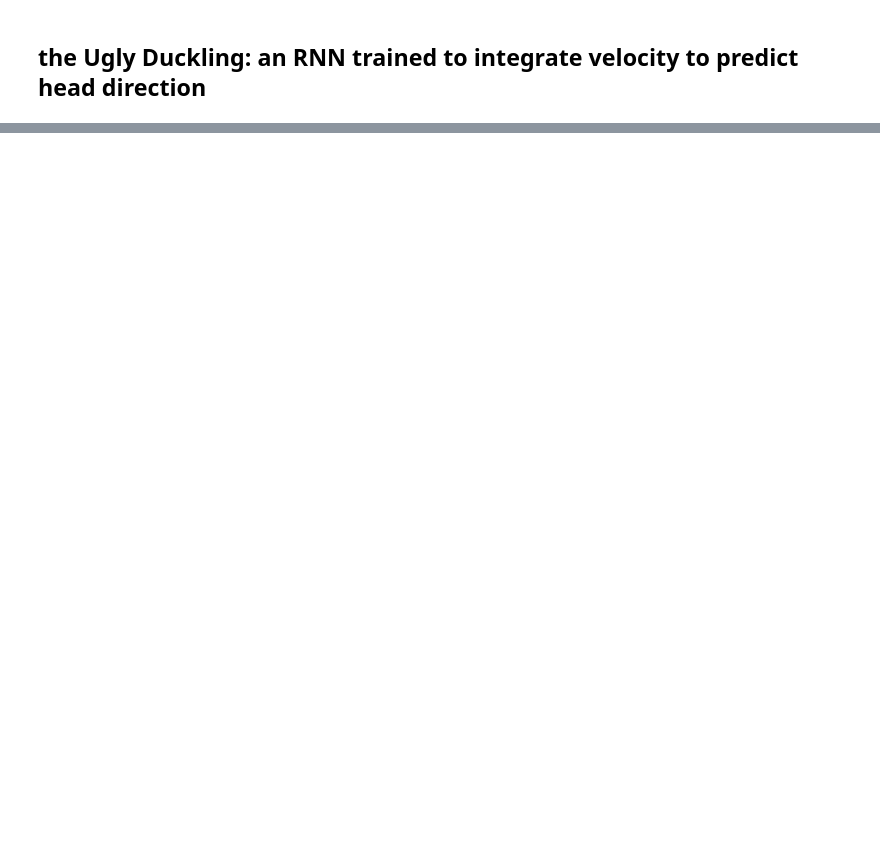
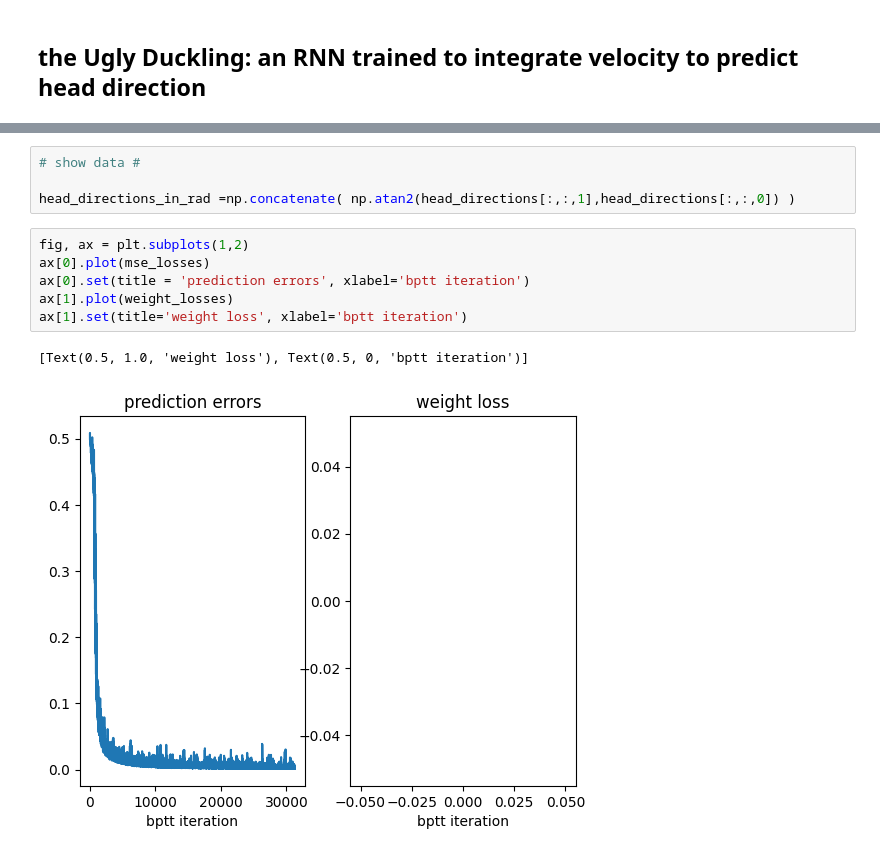
Before and after one commit to charlesdgburns/degist, a Jupyter notebook: Ring_attractors_and_RNNs.ipynb, the cells around one changed output, grey strips where cells are left out. Saved outputs shown, nothing was run; the diff lists cells and outputs as text; blank space fills up the shorter version.

```diff
--- a/Ring_attractors_and_RNNs.ipynb
+++ b/Ring_attractors_and_RNNs.ipynb
@@ -220,0 +364,13 @@ widgets.interact(update_plot,v_input=(-1,1,0.1), time_step=widgets.Play(min=0,ma
+# %%
+# show data #
+
+head_directions_in_rad =np.concatenate( np.atan2(head_directions[:,:,1],head_directions[:,:,0]) )
+# %%
+fig, ax = plt.subplots(1,2)
+ax[0].plot(mse_losses)
+ax[0].set(title = 'prediction errors', xlabel='bptt iteration')
+ax[1].plot(weight_losses)
+ax[1].set(title='weight loss', xlabel='bptt iteration')
+# %% [output]
+[Text(0.5, 1.0, 'weight loss'), Text(0.5, 0, 'bptt iteration')]
+[figure, added]
```
Also changed, not shown: parts of 11 cells of this notebook.
